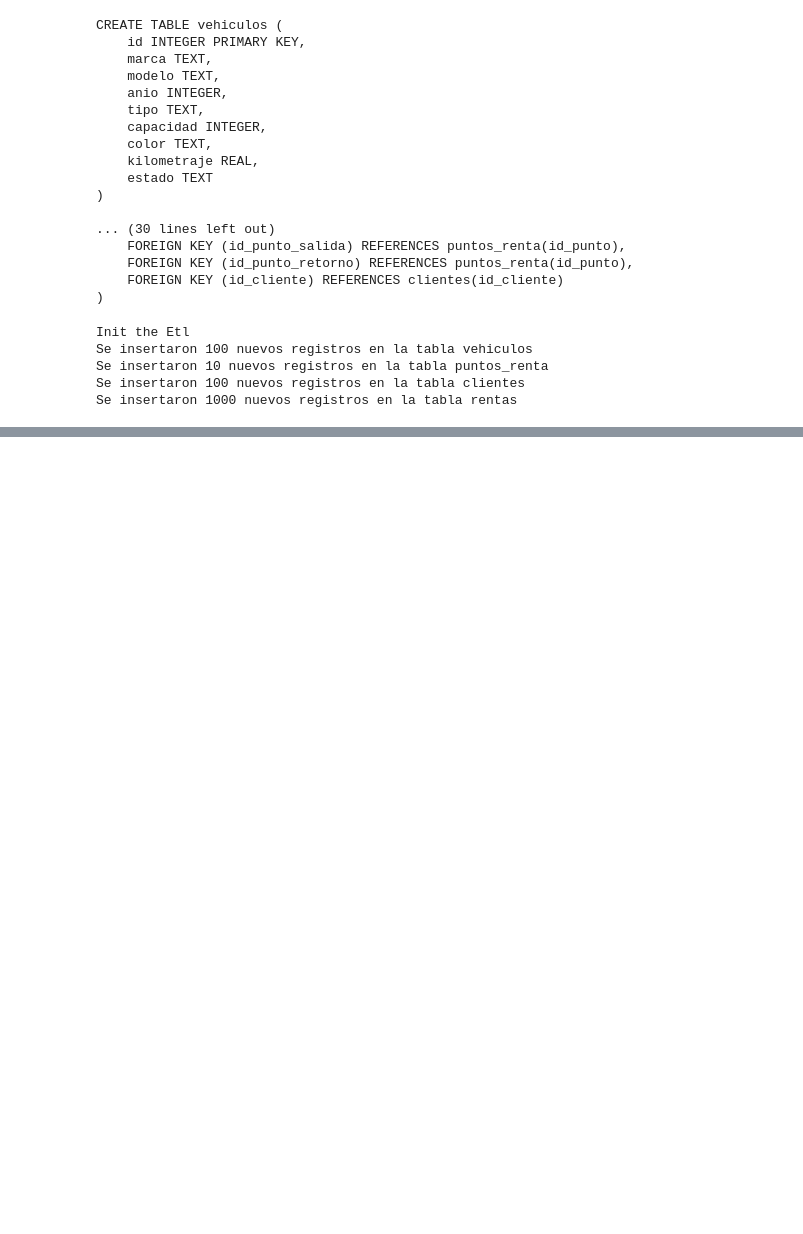
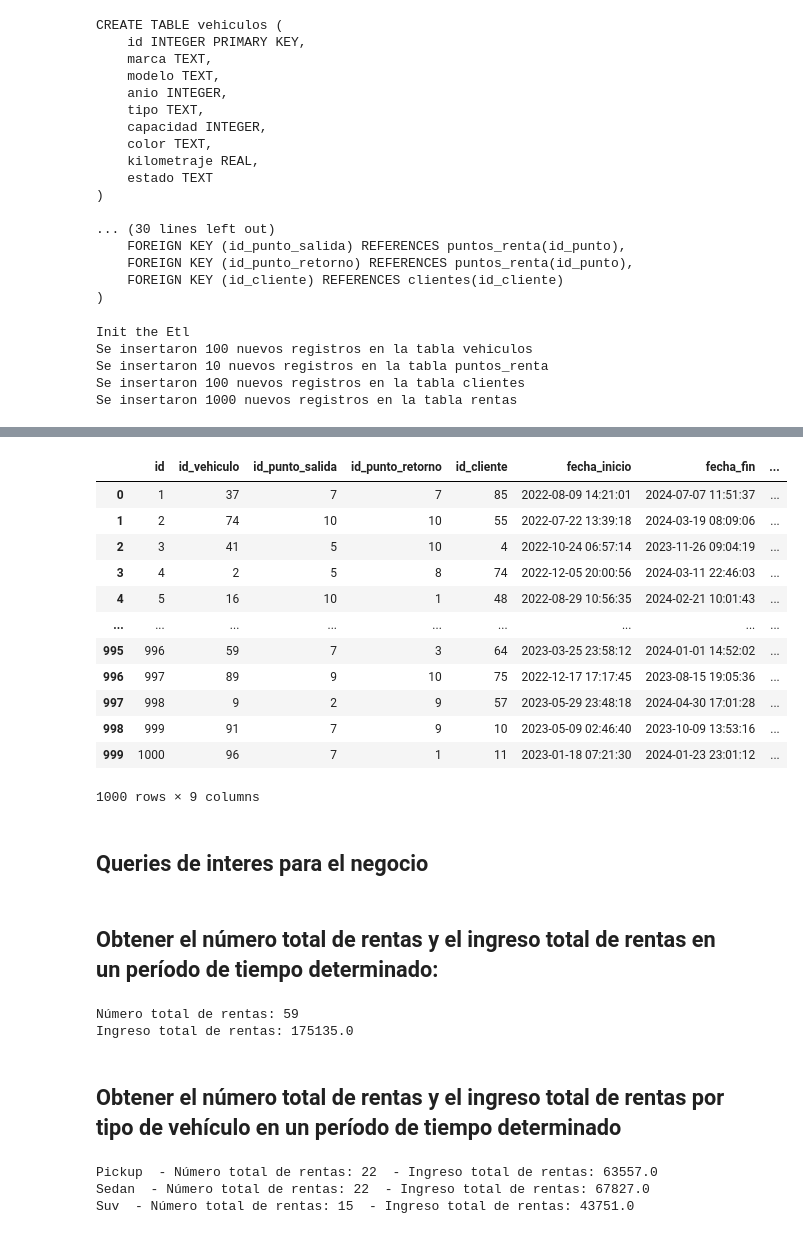
Before and after one commit to LTogliaUCV/etl-cars-rental, a Jupyter notebook: Tutoirial-code.ipynb, the cells around one changed output, grey strips where cells are left out. Drawn from its saved outputs; the diff is of its cells as text; code cells hidden in the pictures; blank space fills up the shorter version.

Commit message:
adding queries

```diff
--- a/Tutoirial-code.ipynb
+++ b/Tutoirial-code.ipynb
@@ -550,0 +597,61 @@ ValueError: "sort" should be "ascending", "descending" or None.
+# %%
+select_data("rentas")
+# %% [output]
+|  | id | id_vehiculo | id_punto_salida | id_punto_retorno | id_cliente | fecha_inicio | fecha_fin | ... |
+| 0 | 1 | 37 | 7 | 7 | 85 | 2022-08-09 14:21:01 | 2024-07-07 11:51:37 | ... |
+| 1 | 2 | 74 | 10 | 10 | 55 | 2022-07-22 13:39:18 | 2024-03-19 08:09:06 | ... |
+| 2 | 3 | 41 | 5 | 10 | 4 | 2022-10-24 06:57:14 | 2023-11-26 09:04:19 | ... |
+| 3 | 4 | 2 | 5 | 8 | 74 | 2022-12-05 20:00:56 | 2024-03-11 22:46:03 | ... |
+| 4 | 5 | 16 | 10 | 1 | 48 | 2022-08-29 10:56:35 | 2024-02-21 10:01:43 | ... |
+| ... | ... | ... | ... | ... | ... | ... | ... | ... |
+| 995 | 996 | 59 | 7 | 3 | 64 | 2023-03-25 23:58:12 | 2024-01-01 14:52:02 | ... |
+| 996 | 997 | 89 | 9 | 10 | 75 | 2022-12-17 17:17:45 | 2023-08-15 19:05:36 | ... |
+| 997 | 998 | 9 | 2 | 9 | 57 | 2023-05-29 23:48:18 | 2024-04-30 17:01:28 | ... |
+| 998 | 999 | 91 | 7 | 9 | 10 | 2023-05-09 02:46:40 | 2023-10-09 13:53:16 | ... |
+| 999 | 1000 | 96 | 7 | 1 | 11 | 2023-01-18 07:21:30 | 2024-01-23 23:01:12 | ... |
+1000 rows × 9 columns
+# %% [markdown]
+## Queries de interes para el negocio
+# %% [markdown]
+## Obtener el número total de rentas y el ingreso total de rentas en un período de tiempo determinado:
+# %%
+import sqlite3
+
+conn = sqlite3.connect('renta_vehiculos.db')
+
+query = '''SELECT COUNT(*) AS num_rentas, SUM(costo_total) AS ingreso_total
+FROM rentas
+WHERE fecha_inicio >= '2022-08-09' AND fecha_fin <= '2023-08-09' '''
+
+result = conn.execute(query).fetchone()
+
+print("Número total de rentas:", result[0])
+print("Ingreso total de rentas:", result[1])
+
+conn.close()
+# %% [output]
+Número total de rentas: 59
+Ingreso total de rentas: 175135.0
+# %% [markdown]
+## Obtener el número total de rentas y el ingreso total de rentas por tipo de vehículo en un período de tiempo determinado
+# %%
+import sqlite3
+
+conn = sqlite3.connect('renta_vehiculos.db')
+
+query = '''SELECT v.tipo, COUNT(*) AS num_rentas, SUM(r.costo_total) AS ingreso_total
+FROM vehiculos v
+INNER JOIN rentas r ON v.id = r.id_vehiculo
+WHERE r.fecha_inicio >= '2022-08-09' AND r.fecha_fin <= '2023-08-09'
+GROUP BY v.tipo'''
+
+result = conn.execute(query).fetchall()
+
+for row in result:
+    print(row[0], " - Número total de rentas:", row[1], " - Ingreso total de rentas:", row[2])
+
+conn.close()
+# %% [output]
+Pickup  - Número total de rentas: 22  - Ingreso total de rentas: 63557.0
+Sedan  - Número total de rentas: 22  - Ingreso total de rentas: 67827.0
+Suv  - Número total de rentas: 15  - Ingreso total de rentas: 43751.0
```
Also changed, not shown: parts of 10 cells of this notebook.
